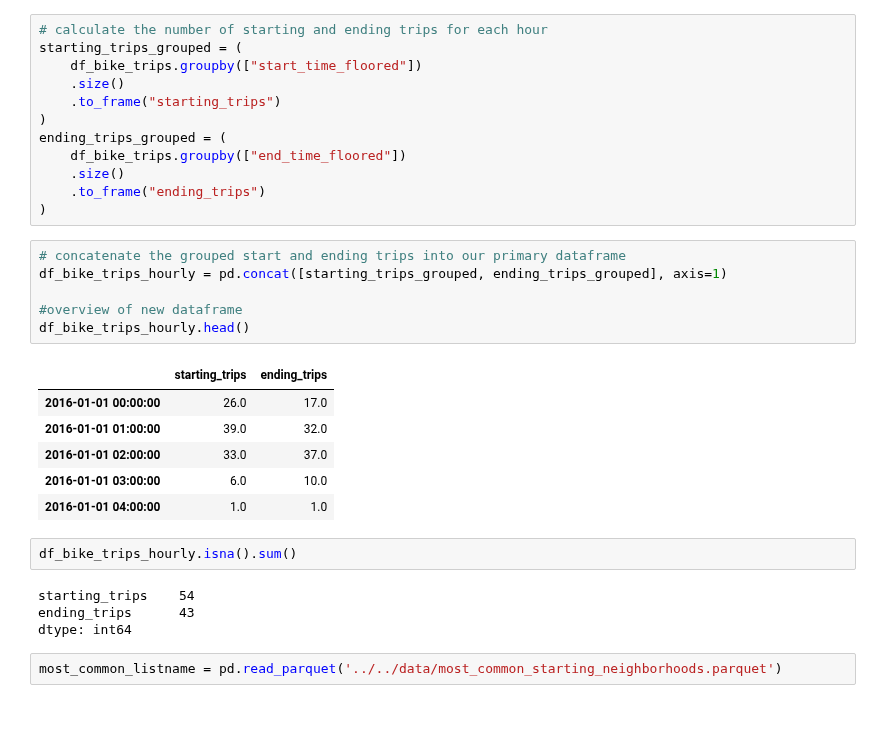
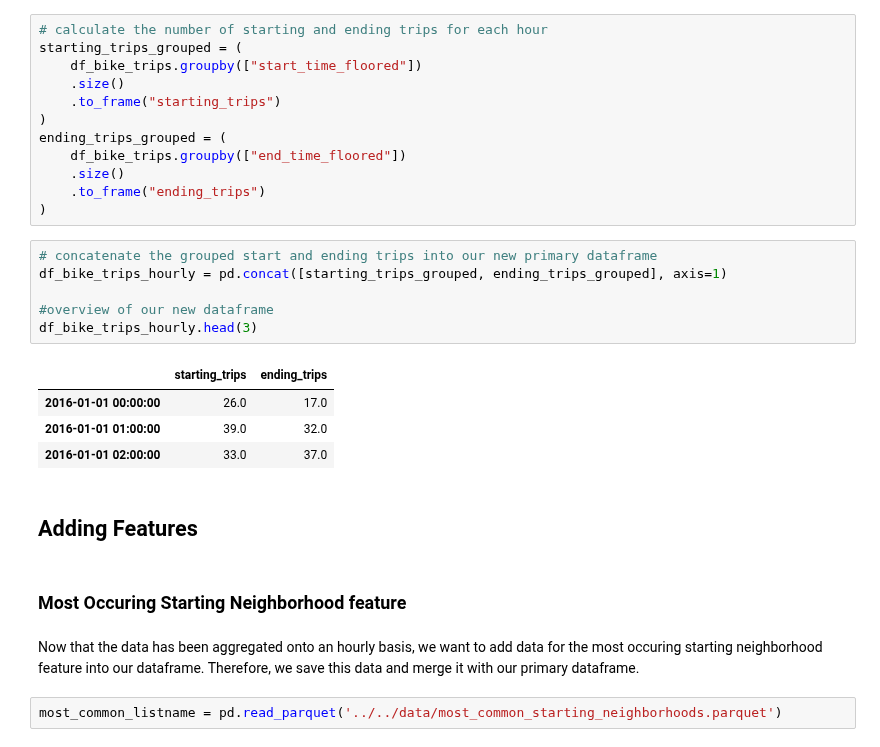
Before and after one commit to Jerematix/dataflow, a Jupyter notebook: notebooks/predictive_analytics/Feature Engineering.ipynb, the cells around one changed output. Saved outputs shown, nothing was run; the diff lists cells and outputs as text; blank space fills up the shorter version.

```diff
--- a/notebooks/predictive_analytics/Feature Engineering.ipynb
+++ b/notebooks/predictive_analytics/Feature Engineering.ipynb
@@ -55,24 +57,22 @@ ending_trips_grouped = (
     .to_frame("ending_trips")
 )
 # %%
-# concatenate the grouped start and ending trips into our primary dataframe
+# concatenate the grouped start and ending trips into our new primary dataframe
 df_bike_trips_hourly = pd.concat([starting_trips_grouped, ending_trips_grouped], axis=1)
 
-#overview of new dataframe
-df_bike_trips_hourly.head()
+#overview of our new dataframe
+df_bike_trips_hourly.head(3)
 # %% [output]
 |  | starting_trips | ending_trips |
 | 2016-01-01 00:00:00 | 26.0 | 17.0 |
 | 2016-01-01 01:00:00 | 39.0 | 32.0 |
 | 2016-01-01 02:00:00 | 33.0 | 37.0 |
-| 2016-01-01 03:00:00 | 6.0 | 10.0 |
-| 2016-01-01 04:00:00 | 1.0 | 1.0 |
-# %%
-df_bike_trips_hourly.isna().sum()
-# %% [output]
-starting_trips    54
-ending_trips      43
-dtype: int64
+# %% [markdown]
+## Adding Features
+# %% [markdown]
+### Most Occuring Starting Neighborhood feature
+# %% [markdown]
+Now that the data has been aggregated onto an hourly basis, we want to add data for the most occuring starting neighborhood feature into our dataframe. Therefore, we save this data and merge it with our primary dataframe.
 # %%
 most_common_listname = pd.read_parquet('../../data/most_common_starting_neighborhoods.parquet')
 # %%
```
Also changed, not shown: parts of 48 cells of this notebook, 1 other file.
